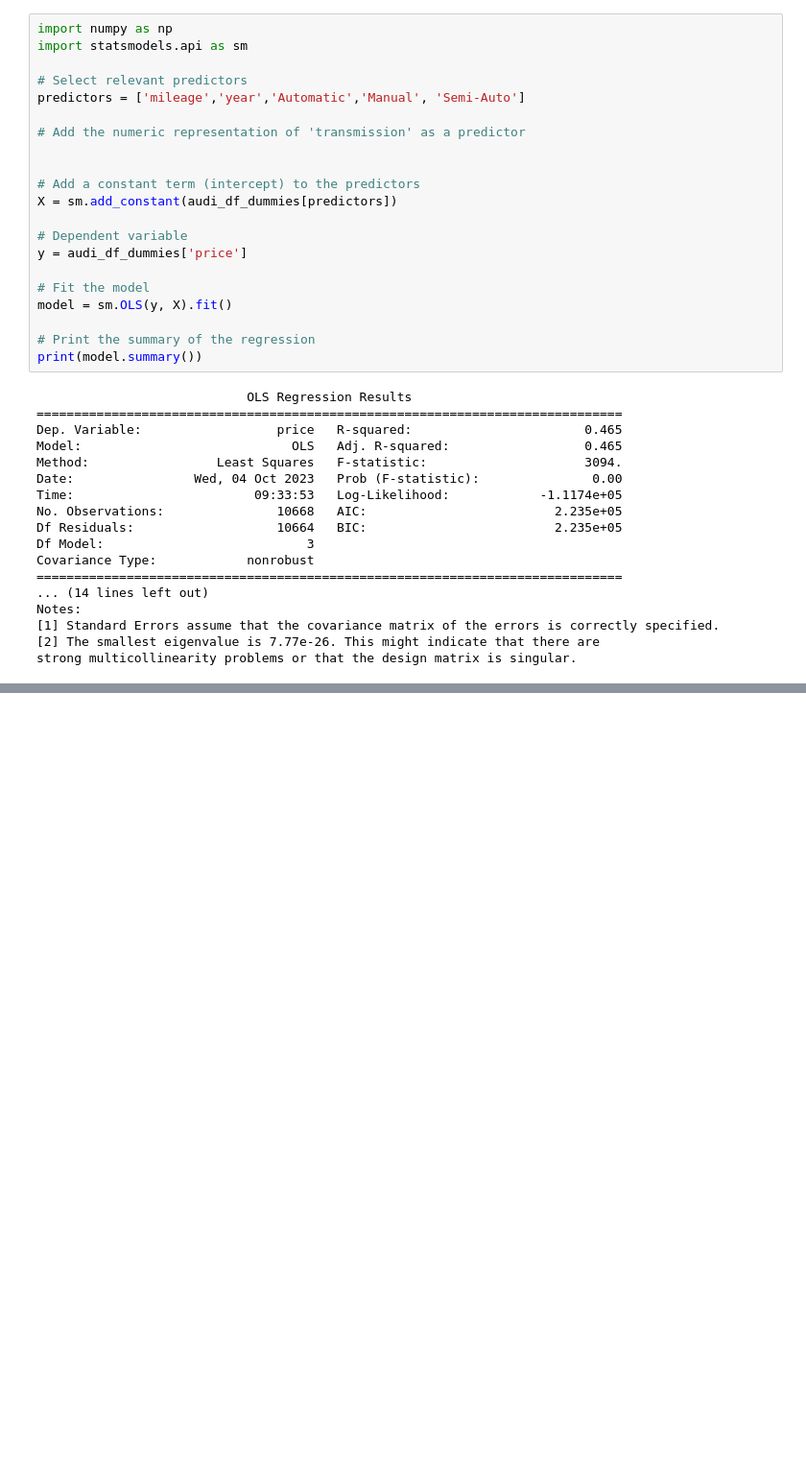
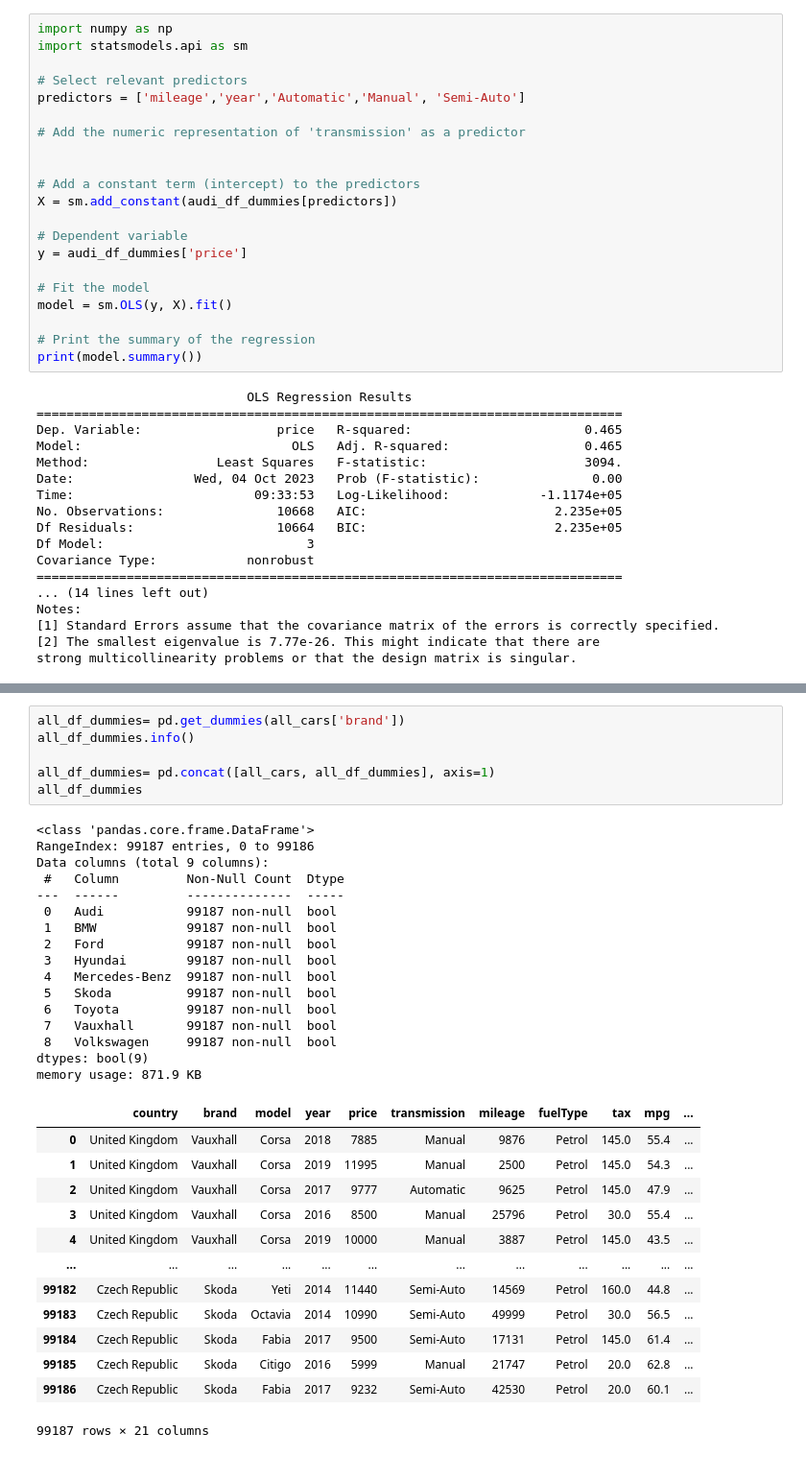
Before and after one commit to j-lepard/Understanding_Used_Car_Prices, a Jupyter notebook: 01.JAMIE.ipynb, the cells around one changed output, grey strips where cells are left out. Shown at 96% size. Cells and saved outputs as stored; diff of their text form; blank space fills up the shorter version.

```diff
--- a/01.JAMIE.ipynb
+++ b/01.JAMIE.ipynb
@@ -346,0 +446,36 @@ strong multicollinearity problems or that the design matrix is singular.
+# %%
+all_df_dummies= pd.get_dummies(all_cars['brand'])
+all_df_dummies.info()
+
+all_df_dummies= pd.concat([all_cars, all_df_dummies], axis=1)
+all_df_dummies
+# %% [output]
+<class 'pandas.core.frame.DataFrame'>
+RangeIndex: 99187 entries, 0 to 99186
+Data columns (total 9 columns):
+ #   Column         Non-Null Count  Dtype
+---  ------         --------------  -----
+ 0   Audi           99187 non-null  bool
+ 1   BMW            99187 non-null  bool
+ 2   Ford           99187 non-null  bool
+ 3   Hyundai        99187 non-null  bool
+ 4   Mercedes-Benz  99187 non-null  bool
+ 5   Skoda          99187 non-null  bool
+ 6   Toyota         99187 non-null  bool
+ 7   Vauxhall       99187 non-null  bool
+ 8   Volkswagen     99187 non-null  bool
+dtypes: bool(9)
+memory usage: 871.9 KB
+|  | country | brand | model | year | price | transmission | mileage | fuelType | tax | mpg | ... |
+| 0 | United Kingdom | Vauxhall | Corsa | 2018 | 7885 | Manual | 9876 | Petrol | 145.0 | 55.4 | ... |
+| 1 | United Kingdom | Vauxhall | Corsa | 2019 | 11995 | Manual | 2500 | Petrol | 145.0 | 54.3 | ... |
+| 2 | United Kingdom | Vauxhall | Corsa | 2017 | 9777 | Automatic | 9625 | Petrol | 145.0 | 47.9 | ... |
+| 3 | United Kingdom | Vauxhall | Corsa | 2016 | 8500 | Manual | 25796 | Petrol | 30.0 | 55.4 | ... |
+| 4 | United Kingdom | Vauxhall | Corsa | 2019 | 10000 | Manual | 3887 | Petrol | 145.0 | 43.5 | ... |
+| ... | ... | ... | ... | ... | ... | ... | ... | ... | ... | ... | ... |
+| 99182 | Czech Republic | Skoda | Yeti | 2014 | 11440 | Semi-Auto | 14569 | Petrol | 160.0 | 44.8 | ... |
+| 99183 | Czech Republic | Skoda | Octavia | 2014 | 10990 | Semi-Auto | 49999 | Petrol | 30.0 | 56.5 | ... |
+| 99184 | Czech Republic | Skoda | Fabia | 2017 | 9500 | Semi-Auto | 17131 | Petrol | 145.0 | 61.4 | ... |
+| 99185 | Czech Republic | Skoda | Citigo | 2016 | 5999 | Manual | 21747 | Petrol | 20.0 | 62.8 | ... |
+| 99186 | Czech Republic | Skoda | Fabia | 2017 | 9232 | Semi-Auto | 42530 | Petrol | 20.0 | 60.1 | ... |
+99187 rows × 21 columns
```
Also changed, not shown: parts of 18 cells of this notebook.
